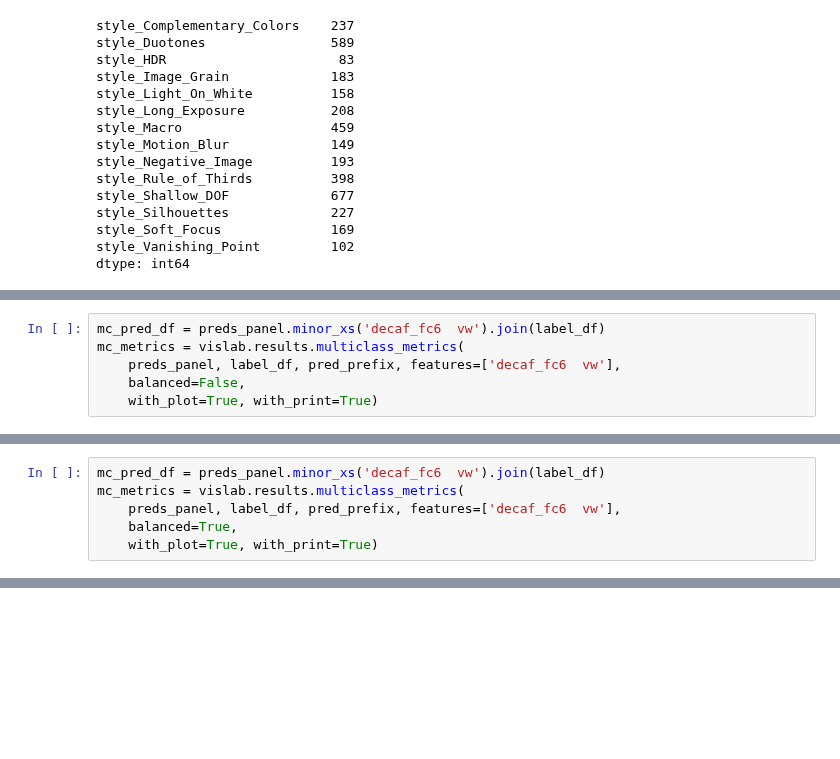
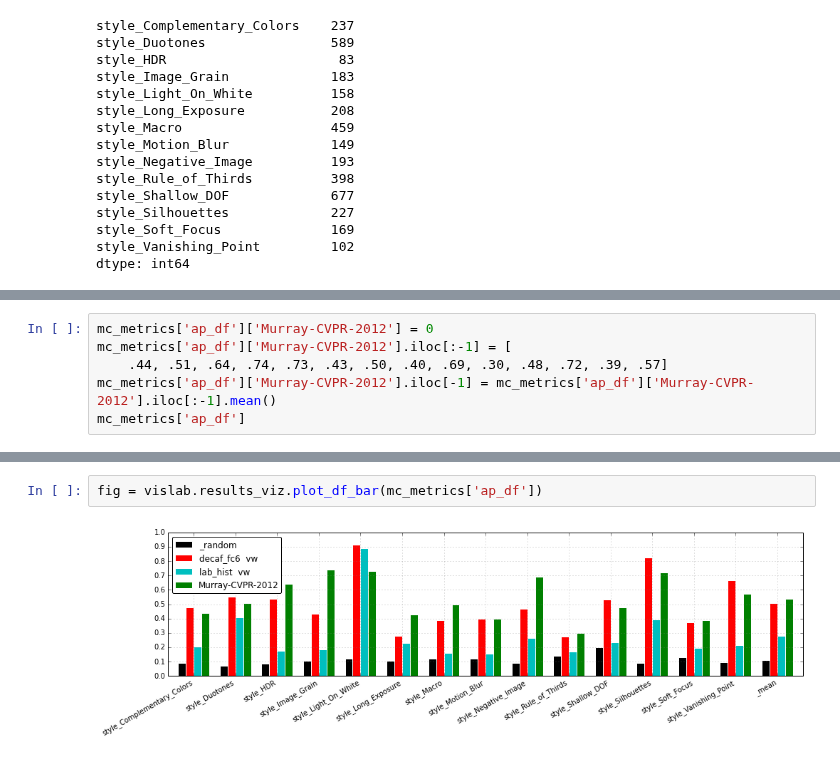
Before and after one commit to sergeyk/vislab, a Jupyter notebook: notebooks/ava style results.ipynb, the cells around one changed output, grey strips where cells are left out. Cells and saved outputs as stored; diff of their text form; blank space fills up the shorter version.

```diff
--- a/notebooks/ava style results.ipynb
+++ b/notebooks/ava style results.ipynb
@@ -206,6 +108,0 @@ mc_metrics['random']['binary_metrics_df']
-# %%
-mc_pred_df = preds_panel.minor_xs('decaf_fc6  vw').join(label_df)
-mc_metrics = vislab.results.multiclass_metrics(
-    preds_panel, label_df, pred_prefix, features=['decaf_fc6  vw'],
-    balanced=False,
-    with_plot=True, with_print=True)
@@ -261,6 +108,0 @@ mc_metrics['decaf_fc6  vw']['binary_metrics_df']
-# %%
-mc_pred_df = preds_panel.minor_xs('decaf_fc6  vw').join(label_df)
-mc_metrics = vislab.results.multiclass_metrics(
-    preds_panel, label_df, pred_prefix, features=['decaf_fc6  vw'],
-    balanced=True,
-    with_plot=True, with_print=True)
@@ -290,0 +128,6 @@ accuracy: 0.0628571428571
+# %%
+mc_metrics['ap_df']['Murray-CVPR-2012'] = 0
+mc_metrics['ap_df']['Murray-CVPR-2012'].iloc[:-1] = [
+    .44, .51, .64, .74, .73, .43, .50, .40, .69, .30, .48, .72, .39, .57]
+mc_metrics['ap_df']['Murray-CVPR-2012'].iloc[-1] = mc_metrics['ap_df']['Murray-CVPR-2012'].iloc[:-1].mean()
+mc_metrics['ap_df']
@@ -290,0 +151,4 @@ accuracy: 0.0628571428571
+# %%
+fig = vislab.results_viz.plot_df_bar(mc_metrics['ap_df'])
+# %% [output]
+[figure, added]
```
Also changed, not shown: parts of 14 cells of this notebook, 3 other files.
